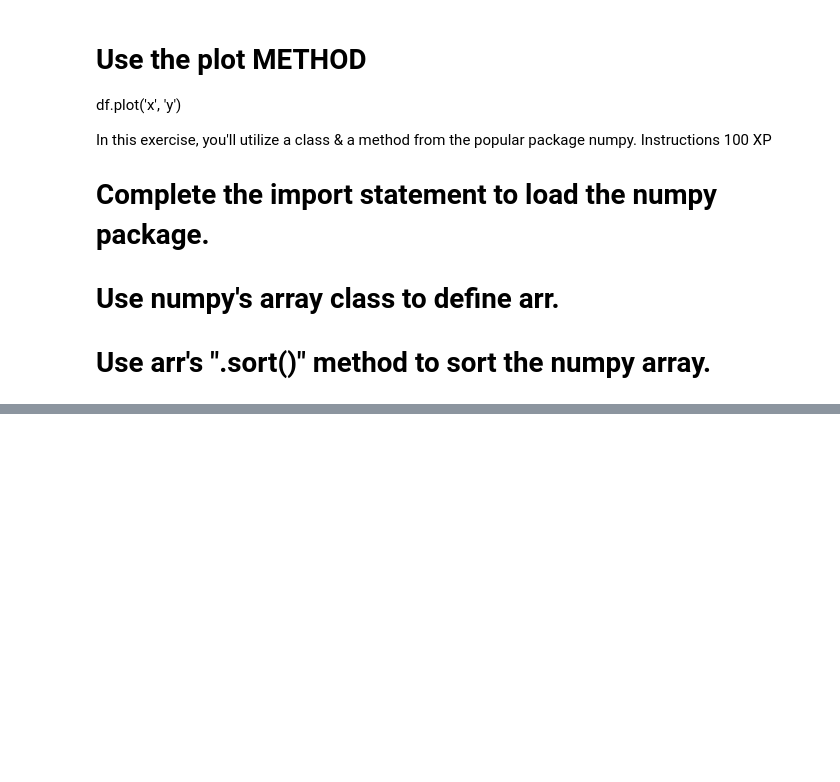
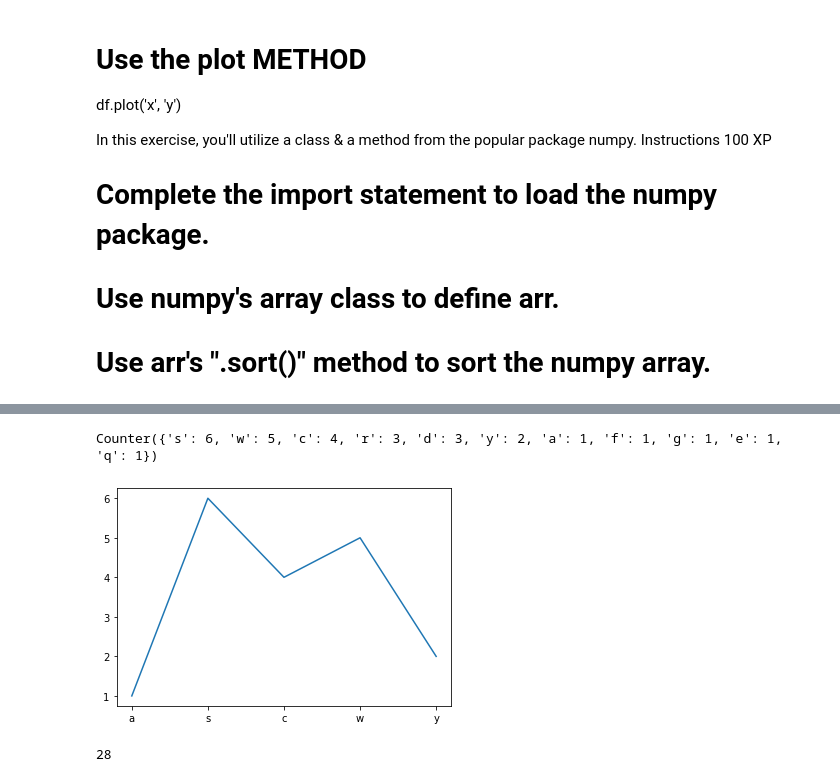
Before and after one commit to johnhhu2020/DataCamp-Python-Programmer-Track, a Jupyter notebook: DataCamp Software Engineering for Data Scientists in Python.ipynb, the cells around one changed output, grey strips where cells are left out. Cells and saved outputs as stored; diff of their text form; code cells hidden in the pictures; blank space fills up the shorter version.

```diff
--- a/DataCamp Software Engineering for Data Scientists in Python.ipynb
+++ b/DataCamp Software Engineering for Data Scientists in Python.ipynb
@@ -193,0 +874,37 @@ print(arr)
+# %%
+# Import needed functionality
+from collections import Counter
+import matplotlib.pyplot as plt
+
+
+def plot_counter(counter, n_most_common=5):
+
+    # Subset the n_most_common items from the input counter
+    top_items = counter.most_common(n_most_common)
+
+    # Plot `top_items`
+    #plot_counter_most_common(top_items)  ###########################################################################
+    plt.plot(list(counter.keys())[:n_most_common],
+             list(counter.values())[:n_most_common])  ###############################################################
+    plt.show()
+
+
+
+
+def sum_counters(counters):
+    # Sum the inputted counters
+    #return sum(counters.values(), Counter())  ### I think its a mistake ############################################
+
+    return sum(counters.values())
+
+
+aa = Counter('ascwcsyswsscsfwwrrgrddewdqyc')
+print(aa)
+
+plot_counter(aa)
+
+sum_counters(aa)
+# %% [output]
+Counter({'s': 6, 'w': 5, 'c': 4, 'r': 3, 'd': 3, 'y': 2, 'a': 1, 'f': 1, 'g': 1, 'e': 1, 'q': 1})
+[figure, added]
+28
```
Also changed, not shown: parts of 36 cells of this notebook.
